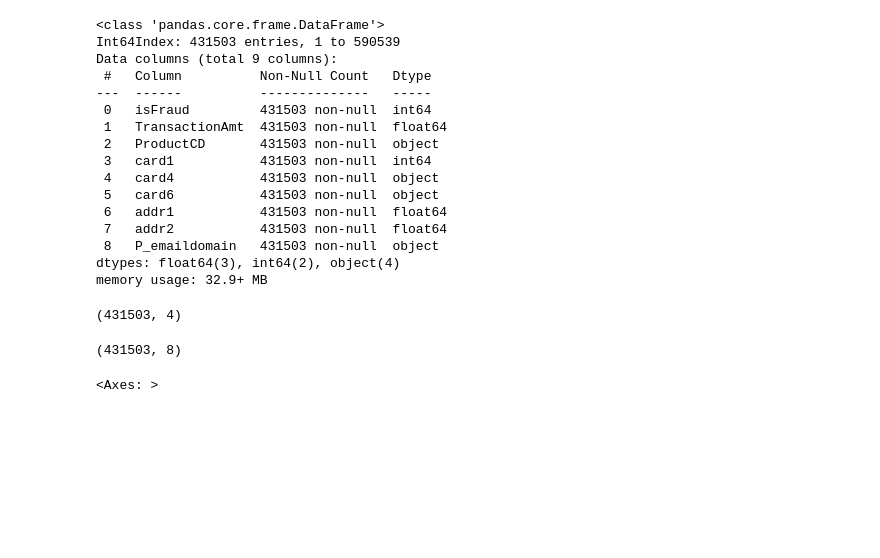
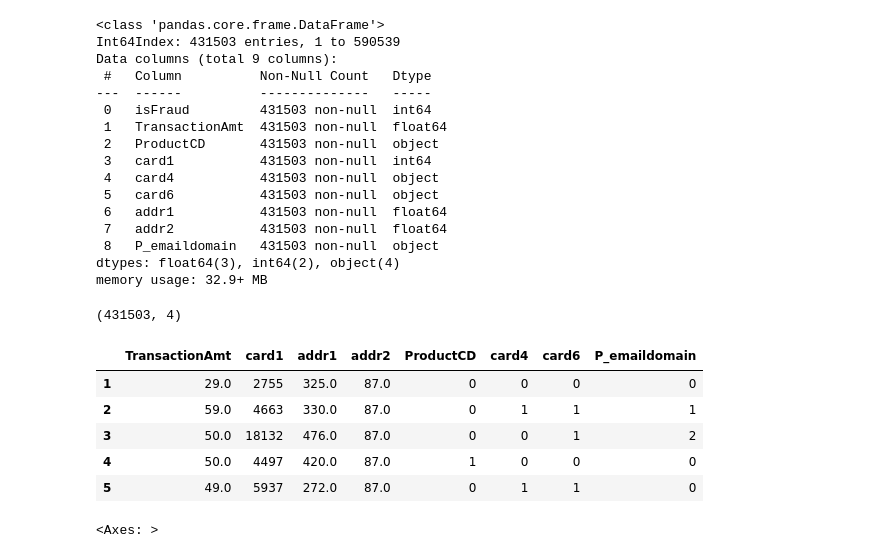
Before and after one commit to lucianoandrade1/Credit-and-Debit-Card-Fraud-Detection, a Jupyter notebook: IEEE-CIS Fraud Detection.ipynb, the cells around one changed output. Drawn from its saved outputs; the diff is of its cells as text; code cells hidden in the pictures; blank space fills up the shorter version.

```diff
--- a/IEEE-CIS Fraud Detection.ipynb
+++ b/IEEE-CIS Fraud Detection.ipynb
@@ -1,13 +0,0 @@
-# %%
-import pandas as pd
-import altair as alt
-import seaborn as sns
-import matplotlib.pyplot as plt
-import numpy as np
-from datetime import datetime
-from sklearn.model_selection import train_test_split
-from sklearn.linear_model import LogisticRegression
-from sklearn.metrics import accuracy_score
-
-pd.set_option('display.max_rows',None)
-alt.renderers.enable('jupyterlab')
@@ -317,9 +333,14 @@ factFraud.shape
 # %%
 fraud=pd.concat([notnaFraud[['TransactionAmt','card1','addr1','addr2']], factFraud], axis=1)
 # %%
-fraud.shape
+fraud.head()
 # %% [output]
-(431503, 8)
+|  | TransactionAmt | card1 | addr1 | addr2 | ProductCD | card4 | card6 | P_emaildomain |
+| 1 | 29.0 | 2755 | 325.0 | 87.0 | 0 | 0 | 0 | 0 |
+| 2 | 59.0 | 4663 | 330.0 | 87.0 | 0 | 1 | 1 | 1 |
+| 3 | 50.0 | 18132 | 476.0 | 87.0 | 0 | 0 | 1 | 2 |
+| 4 | 50.0 | 4497 | 420.0 | 87.0 | 1 | 0 | 0 | 0 |
+| 5 | 49.0 | 5937 | 272.0 | 87.0 | 0 | 1 | 1 | 0 |
 # %%
 plt.subplots(figsize=(20,15))
 sns.heatmap(fraud.corr(), cmap="Blues", annot=True, linewidths=.5, mask=np.triu(fraud.corr()))
```
Also changed, not shown: parts of 15 cells of this notebook.
